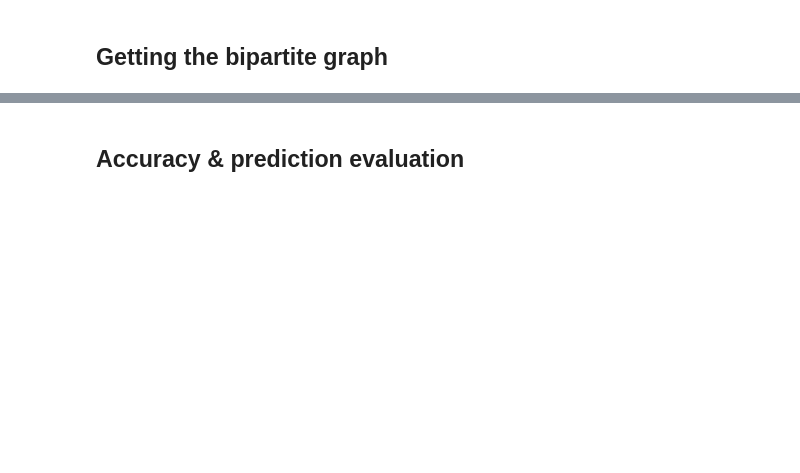
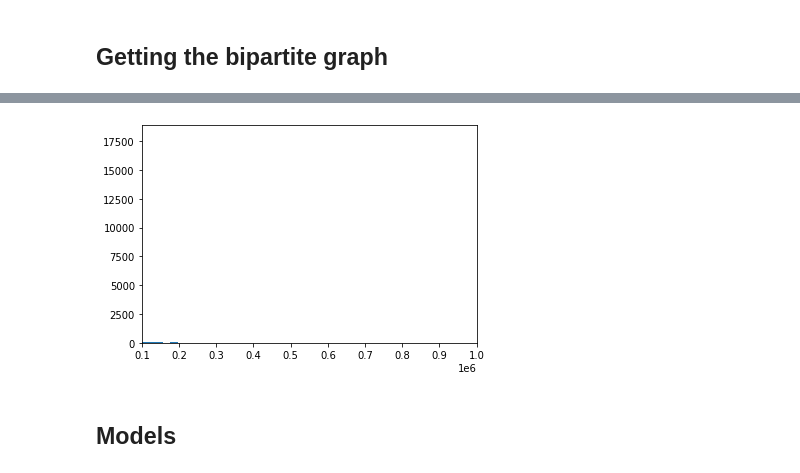
Before and after one commit to smuktevi/fakenews, a Jupyter notebook: gtut/UA_graph_analysis.ipynb, the cells around one changed output, grey strips where cells are left out. Saved outputs shown, nothing was run; the diff lists cells and outputs as text; code cells hidden in the pictures; blank space fills up the shorter version.

```diff
--- a/gtut/UA_graph_analysis.ipynb
+++ b/gtut/UA_graph_analysis.ipynb
@@ -129,0 +412,6 @@ Done with 50000
+# %%
+udf_real = UDF[UDF['authored'] == 'REAL']
+udf_fake = UDF[UDF['authored'] == 'FAKE']
+# %%
+followers_real = [z for z in list(udf_real['followers_ct']) if z < 1000000]
+followers_fake = [z for z in list(udf_fake['followers_ct']) if z < 1000000]
@@ -130,3 +438,12 @@ Done with 50000
+# %%
+fig, ax = plt.subplots()
+ax.set_xlim(100000, 1000000)
+plt.hist(followers_real, density=False, bins=50)
+plt.show()
+# %% [output]
+[figure, added]
+# %% [markdown]
+## Models
 # %%
 '''
 Model 1
@@ -161,2 +497,0 @@ Based on ...??
-# %% [markdown]
-## Accuracy & prediction evaluation
```
Also changed, not shown: parts of 38 cells of this notebook.
